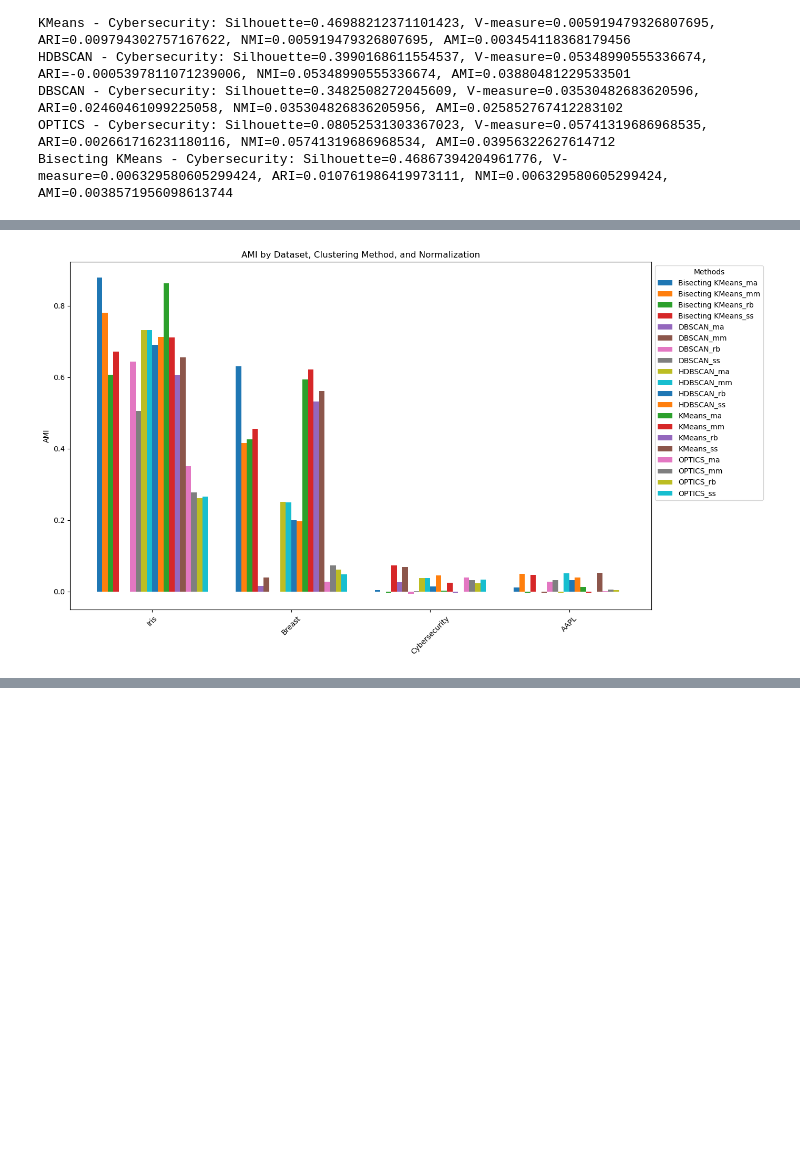
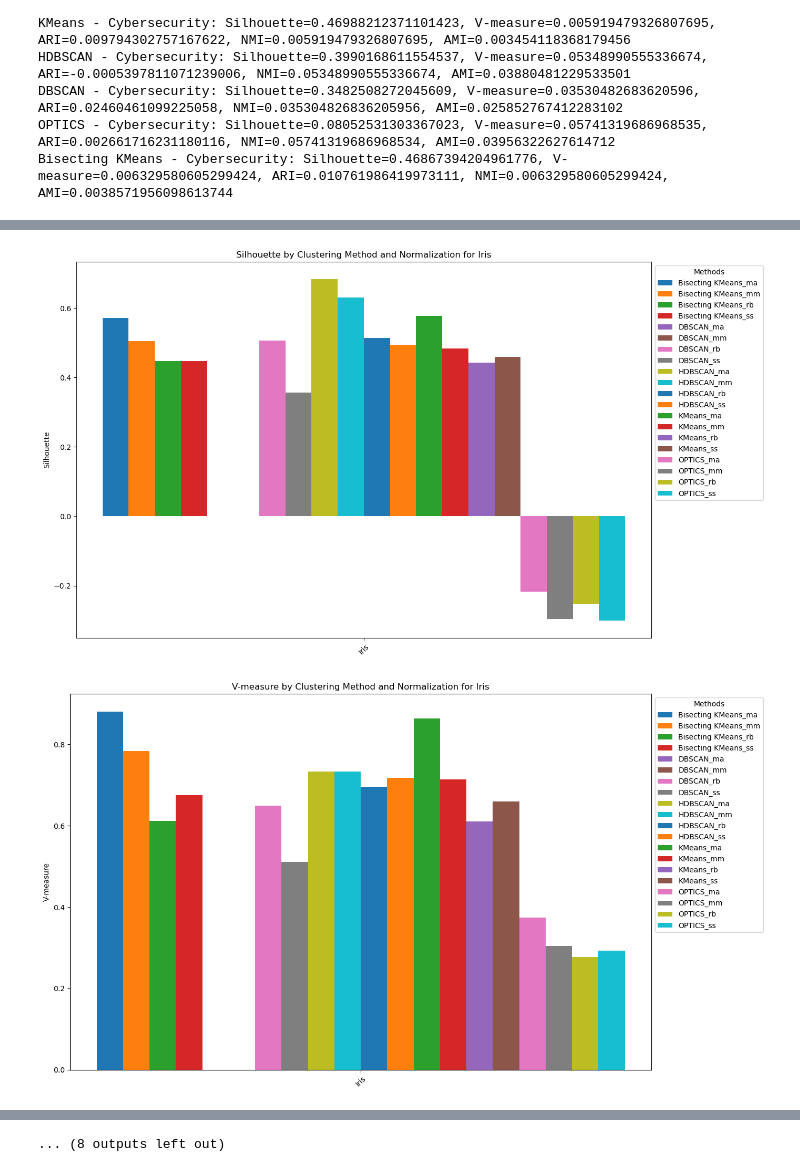
Before and after one commit to lroe34/MachineLearning, a Jupyter notebook: Project_1_Ben_Kaisharis_Luke_Roe 2/Proj_1.ipynb, the cells around one changed output, grey strips where cells are left out. Cells and saved outputs as stored; diff of their text form; code cells hidden in the pictures; blank space fills up the shorter version.

```diff
--- a/Project_1_Ben_Kaisharis_Luke_Roe 2/Proj_1.ipynb
+++ b/Project_1_Ben_Kaisharis_Luke_Roe 2/Proj_1.ipynb
@@ -14,16 +14,16 @@ X_iris = iris.data
 y_iris = iris.target
 
 #last column is the target for the following dataset
-breast = pd.read_csv('project1/breast_wisc_dataset.csv', header=0)
+breast = pd.read_csv('breast_wisc_dataset.csv', header=0)
 X_breast_wisc = breast.iloc[:, :-1]
 y_breast_wisc = breast.iloc[:, -1]
 print(y_breast_wisc)
 
-cybersecurity = pd.read_csv('project1/cybersecurity_data.csv', header=0)
+cybersecurity = pd.read_csv('cybersecurity_data.csv', header=0)
 X_cybersecurity = cybersecurity.iloc[:, :-1]
 y_cybersecurity = cybersecurity.iloc[:, -1]
 
-aapl = pd.read_csv('project1/HFT_AAPL_data.csv', header=0)
+aapl = pd.read_csv('HFT_AAPL_data.csv', header=0)
 # drop the Date column and first column
 aapl = aapl.drop(columns=['Date'])
 aapl = aapl.drop(columns=[aapl.columns[0]])
@@ -574,50 +606,65 @@ aapl_data_dict['Bisecting KMeans_ma'] = [silhouette, v_measure, ari, nmi, ami]
 # %%
 # plot the results by cluster method and dataset and normalization type
 data = [iris_data_dict, breast_data_dict, cybersecurity_data_dict, aapl_data_dict]
-datasets = ['Iris', 'Breast', 'Cybersecurity', 'AAPL']
+datasets = ['Iris', 'Wisc Cancer', 'Cybersecurity', 'AAPL']
 # %%
 import matplotlib.pyplot as plt
 import numpy as np
-
 
 clustering_methods = set()
 normalization_methods = set()
 for dataset in data:
     for key in dataset.keys():
         method, norm = key.rsplit('_', 1)
         clustering_methods.add(method)
         normalization_methods.add(norm)
 
 clustering_methods = sorted(list(clustering_methods))
 normalization_methods = sorted(list(normalization_methods))
 
-silhouette_scores = {(method, norm): [] for method in clustering_methods for norm in normalization_methods}
-for dataset in data:
+# Score types
+score_types = ['Silhouette', 'V-measure', 'ARI', 'NMI', 'AMI']
+
+# Create scores dictionary for each dataset and score type
+scores_datasets = {
+    dataset_name: {
+        score_type: {(method, norm): [] for method in clustering_methods for norm in normalization_methods}
+        for score_type in score_types
+    }
+    for dataset_name in datasets
+}
+
+# Populate scores for each dataset and score type
+for dataset_name, dataset in zip(datasets, data):
     for key, scores in dataset.items():
         method, norm = key.rsplit('_', 1)
-        silhouette_score = scores[4] if scores[4] is not None else 0
-        silhouette_scores[(method, norm)].append(silhouette_score)
+        for score_type, score_value in zip(score_types, scores):
+            scores_datasets[dataset_name][score_type][(method, norm)].append(score_value if score_value is not None else 0)
 
-fig, ax = plt.subplots(figsize=(14, 8))
+# Plotting
+width = 0.8 / (len(clustering_methods) * len(normalization_methods))
 
-num_methods = len(clustering_methods) * len(normalization_methods)
-positions = np.arange(len(datasets))
-width = 0.8 / num_methods
+for dataset_name in datasets:
+    for score_type in score_types:
+        fig, ax = plt.subplots(figsize=(14, 8))
+        positions = np.arange(1)  # Only one dataset per plot
+        scores = scores_datasets[dataset_name][score_type]
 
-for i, (method, norm) in enumerate(silhouette_scores.keys()):
-    offset = (i - (num_methods / 2)) * width + (width / 2)
-    ax.bar(positions + offset, silhouette_scores[(method, norm)], width, label=f"{method}_{norm}")
+        for i, ((method, norm), score_values) in enumerate(scores.items()):
+            offset = (i - (len(scores) / 2)) * width + (width / 2)
+            ax.bar(positions + offset, score_values, width, label=f"{method}_{norm}")
 
-ax.set_ylabel('AMI')
-ax.set_title('AMI by Dataset, Clustering Method, and Normalization')
-ax.set_xticks(positions)
-ax.set_xticklabels(datasets)
-ax.legend()
+        ax.set_ylabel(score_type)
+        ax.set_title(f'{score_type} by Clustering Method and Normalization for {dataset_name}')
+        ax.set_xticks(positions)
+        ax.set_xticklabels([dataset_name])
+        ax.legend()
 
-plt.xticks(rotation=45)
-plt.legend(loc='upper left', bbox_to_anchor=(1,1), title="Methods")
-plt.tight_layout()
+        plt.xticks(rotation=45)
+        plt.legend(loc='upper left', bbox_to_anchor=(1,1), title="Methods")
+        plt.tight_layout()
 
-plt.show()
+        plt.show()
 # %% [output]
-[figure, old version]
+[figure, new version]
+[figure, added]
@@ -623,0 +681 @@ plt.show()
+... (8 outputs left out)
```
Also changed, not shown: parts of 3 cells of this notebook.
